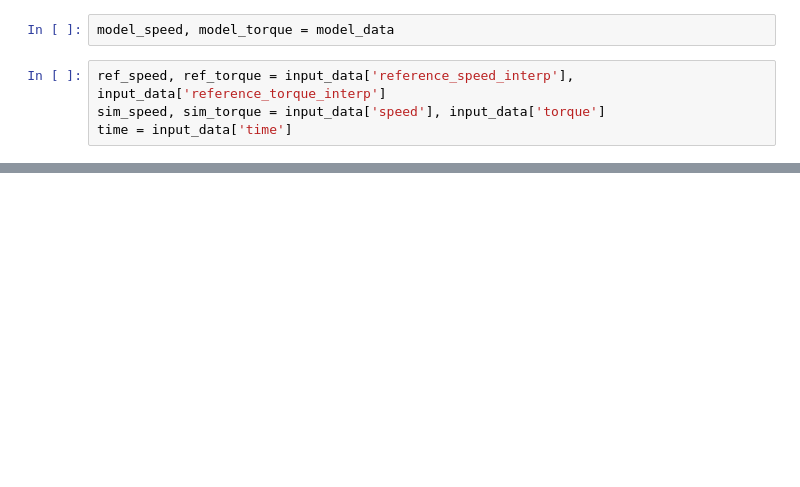
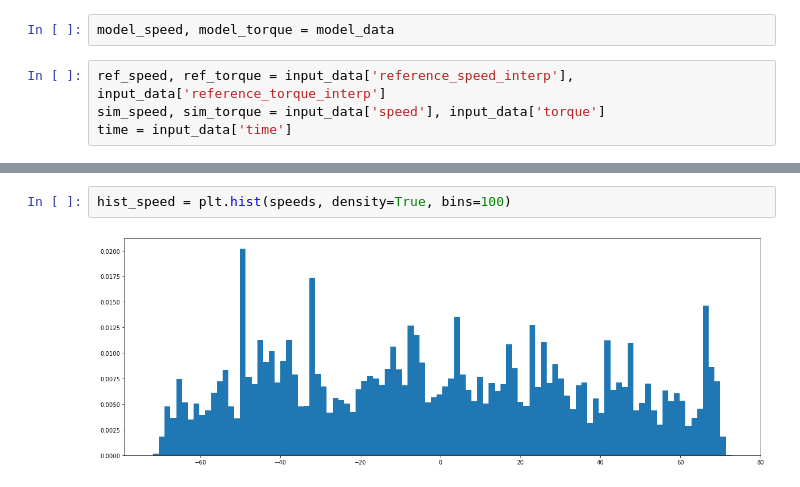
Before and after one commit to sagarverma/MotorDynamics, a Jupyter notebook: notebooks/plot_motornn.ipynb, the cells around one changed output, grey strips where cells are left out. Saved outputs shown, nothing was run; the diff lists cells and outputs as text; blank space fills up the shorter version.

```diff
--- a/notebooks/plot_motornn.ipynb
+++ b/notebooks/plot_motornn.ipynb
@@ -36,0 +88,4 @@ plt.plot(time, model_torque)
+# %%
+hist_speed = plt.hist(speeds, density=True, bins=100)
+# %% [output]
+[figure, added]
```
Also changed, not shown: parts of 12 cells of this notebook, 1 other file.
